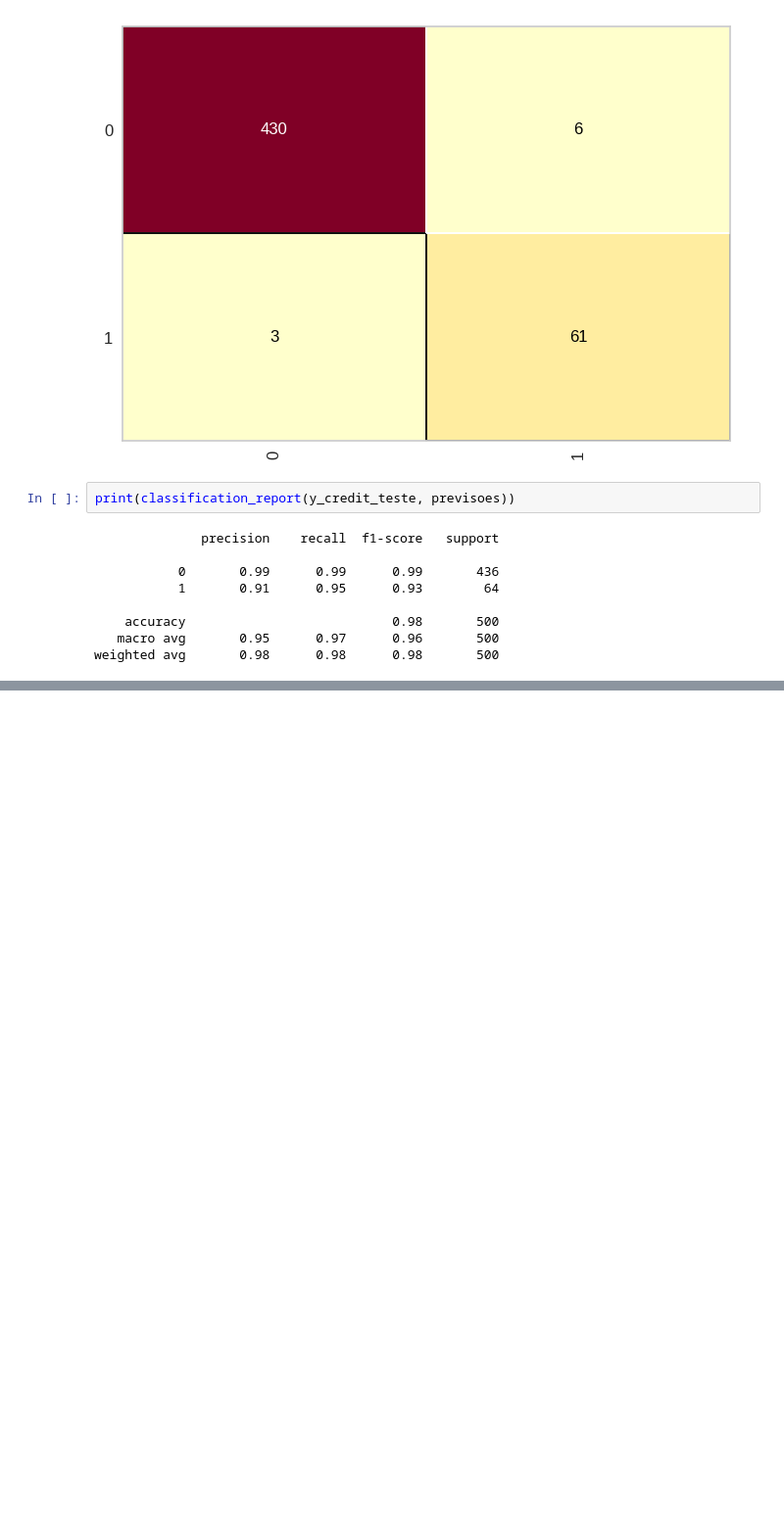
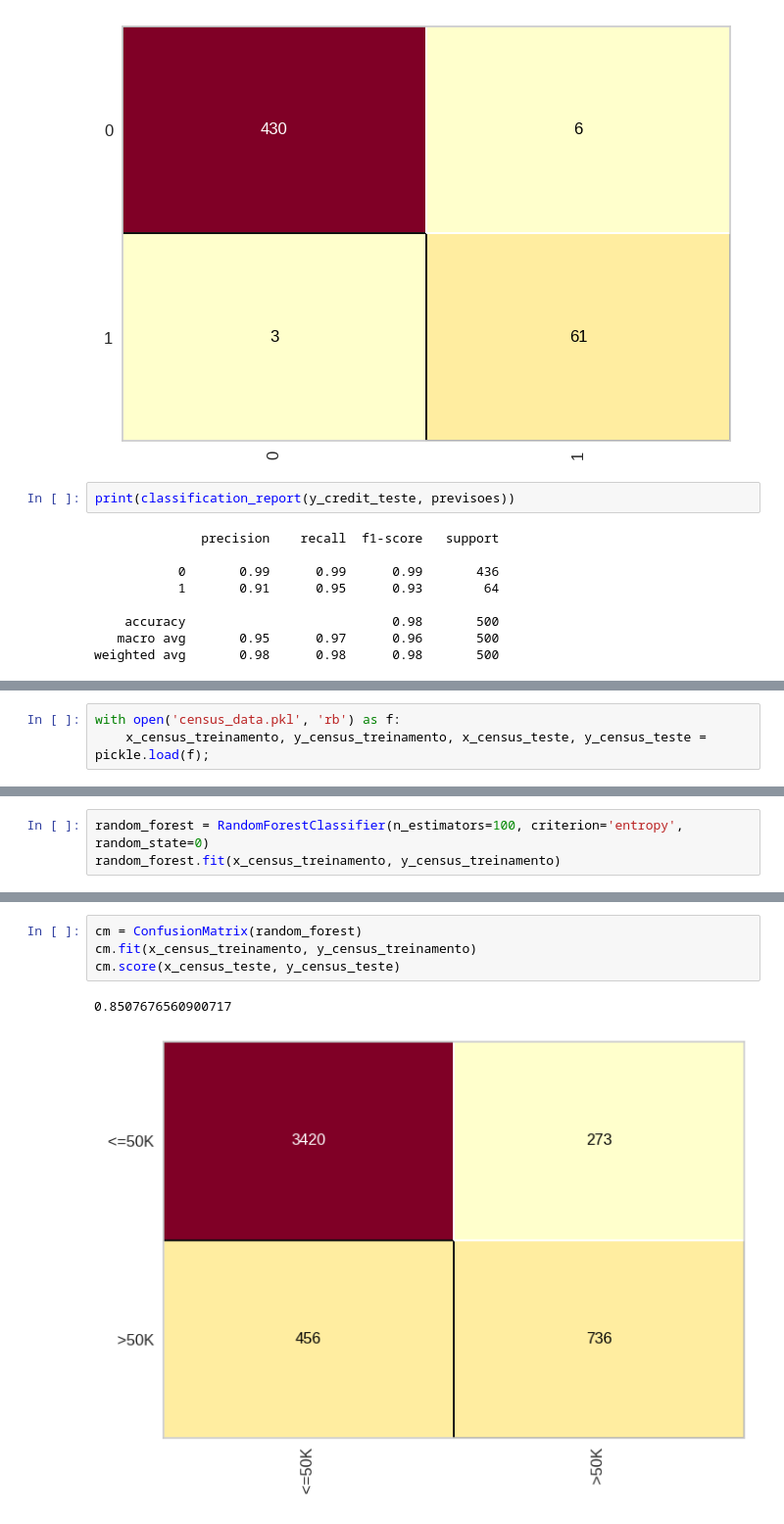
Before and after one commit to httpsdfaa/science-data-studies, a Jupyter notebook: machine-learning-az/machine_learning_course/árvore-decisão/arvore-decisao-code.ipynb, the cells around one changed output, grey strips where cells are left out. Shown at 98% size. Cells and saved outputs as stored; diff of their text form; blank space fills up the shorter version.

```diff
--- a/machine-learning-az/machine_learning_course/árvore-decisão/arvore-decisao-code.ipynb
+++ b/machine-learning-az/machine_learning_course/árvore-decisão/arvore-decisao-code.ipynb
@@ -263,0 +320,3 @@ weighted avg       0.98      0.98      0.98       500
+# %%
+with open('census_data.pkl', 'rb') as f:
+    x_census_treinamento, y_census_treinamento, x_census_teste, y_census_teste = pickle.load(f);
@@ -263,0 +331,3 @@ weighted avg       0.98      0.98      0.98       500
+# %%
+random_forest = RandomForestClassifier(n_estimators=100, criterion='entropy', random_state=0)
+random_forest.fit(x_census_treinamento, y_census_treinamento)
@@ -263,0 +362,7 @@ weighted avg       0.98      0.98      0.98       500
+# %%
+cm = ConfusionMatrix(random_forest)
+cm.fit(x_census_treinamento, y_census_treinamento)
+cm.score(x_census_teste, y_census_teste)
+# %% [output]
+0.8507676560900717
+[figure, added]
```
Also changed, not shown: parts of 23 cells of this notebook, 1 other file.
